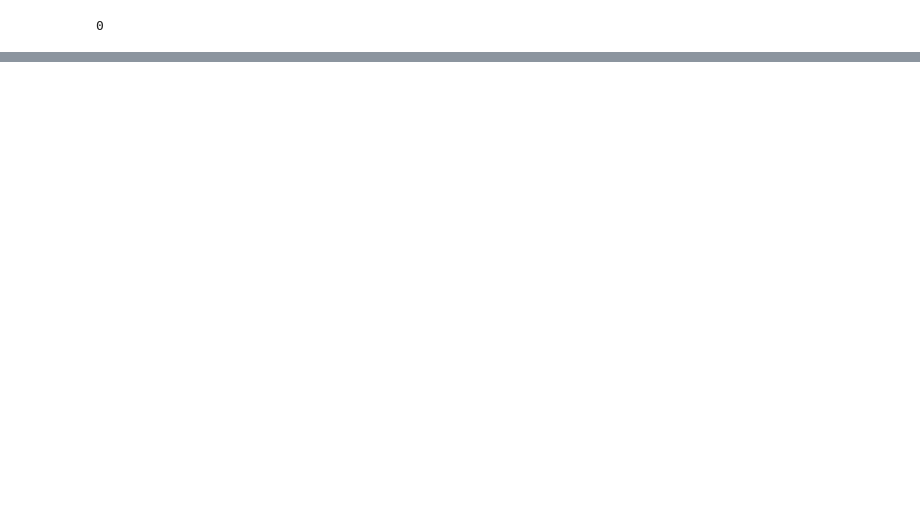
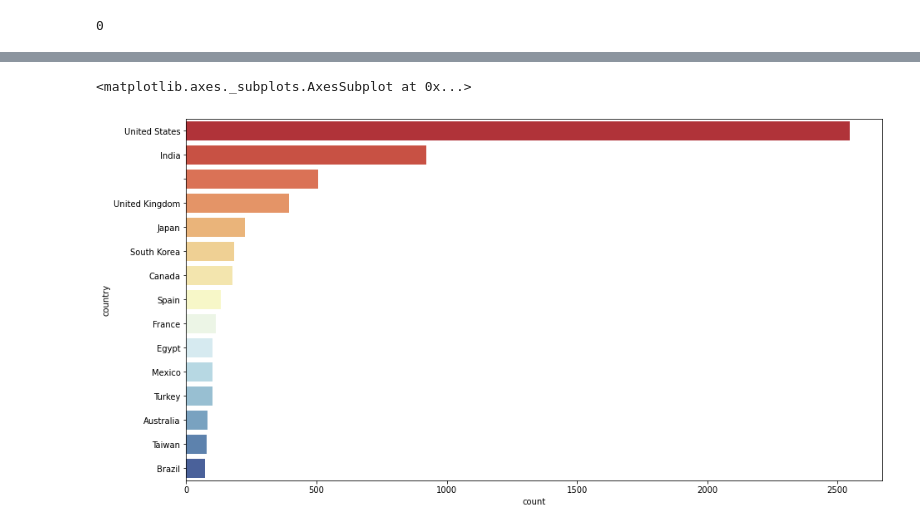
Before and after one commit to Ajinkya-dak/NETFLIX-MOVIES-AND-TV-SHOWS-CLUSTERING, a Jupyter notebook: NETFLIX_MOVIES_AND_TV_SHOWS_CLUSTERING.ipynb, the cells around one changed output, grey strips where cells are left out. Cells and saved outputs as stored; diff of their text form; code cells hidden in the pictures; blank space fills up the shorter version.

```diff
--- a/NETFLIX_MOVIES_AND_TV_SHOWS_CLUSTERING.ipynb
+++ b/NETFLIX_MOVIES_AND_TV_SHOWS_CLUSTERING.ipynb
@@ -169,0 +293,6 @@ Net_df = Net_df.drop(['show_id'], axis =1)
+# %%
+plt.figure(figsize=(15,8))
+sns.countplot(y =Net_df['country'], data = Net_df , palette="RdYlBu", order=Net_df['country'].value_counts().index[0:15] )
+# %% [output]
+<matplotlib.axes._subplots.AxesSubplot at 0x...>
+[figure, added]
```
Also changed, not shown: parts of 26 cells of this notebook.
